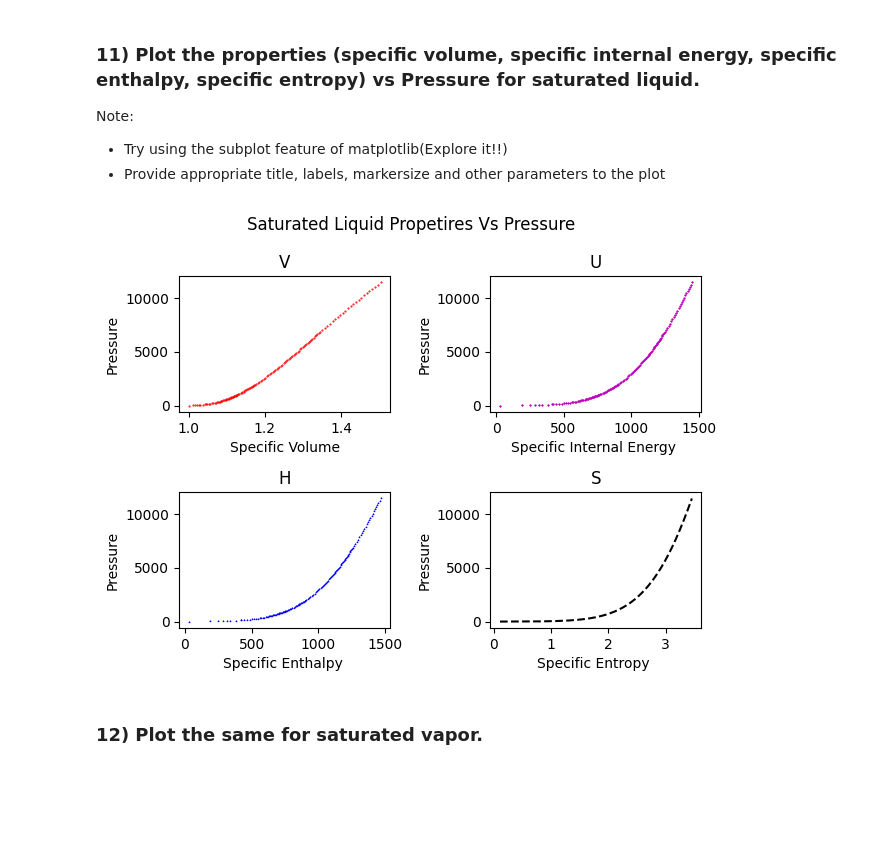
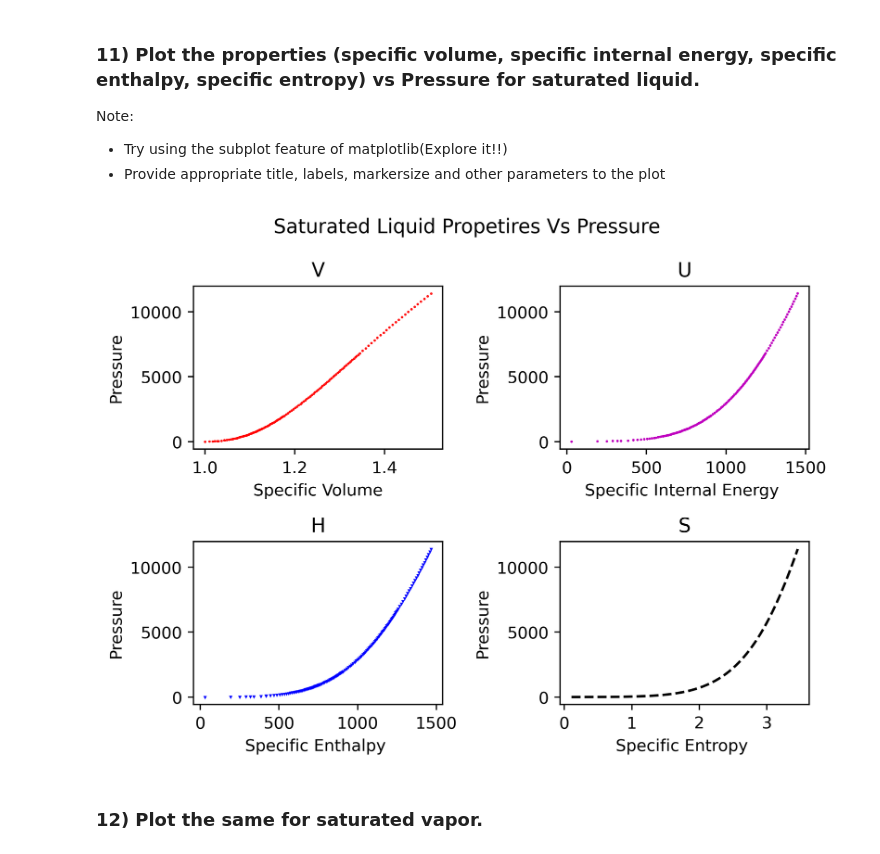
Before and after one commit to ujwalk04/DS-CHE-, a Jupyter notebook: 201027_Sushmita/Assignment_1/DS_CHE_W1.ipynb, the cells around one changed output. Saved outputs shown, nothing was run; the diff lists cells and outputs as text; code cells hidden in the pictures; blank space fills up the shorter version.

```diff
--- a/201027_Sushmita/Assignment_1/DS_CHE_W1.ipynb
+++ b/201027_Sushmita/Assignment_1/DS_CHE_W1.ipynb
@@ -146,35 +146,35 @@ figure, axis = plt.subplots(2,2)
 # For specific volume
 axis[0,0].plot(v_data['Liq_Sat'],v_data['Pressure'],'r.',markersize=1)
 axis[0,0].set_title("V")
 axis[0,0].set_xlabel("Specific Volume")
 axis[0,0].set_ylabel("Pressure")
 
 
 # # For specific internal energy
 axis[0,1].plot(u_data['Liq_Sat'],u_data['Pressure'],'m*',markersize=1)
 axis[0, 1].set_title("U")
 axis[ 0,1].set_xlabel("Specific Internal Energy ")
 axis[0, 1].set_ylabel("Pressure")
 
 # # For specific enthalpy
 axis[1,0].plot(h_data['Liq_Sat'],h_data['Pressure'],'bv',markersize=0.5)
 axis[1,0].set_title("H")
 axis[1,0].set_xlabel("Specific Enthalpy ")
 axis[1,0].set_ylabel("Pressure")
 
 # # For entropy
 axis[1,1].plot(s_data['Liq_Sat'],s_data['Pressure'],'k--')
 axis[1,1].set_title("S")
 axis[1,1].set_xlabel("Specific Entropy ")
 axis[1,1].set_ylabel("Pressure")
 
-plt.rcParams['figure.dpi'] =300
+plt.rcParams['figure.dpi'] =200
 figure.suptitle('Saturated Liquid Propetires Vs Pressure', fontsize=12)
 figure.tight_layout()
 # # Combine all the operations and display
 plt.show()
 # %% [output]
-[figure, old version]
+[figure, new version]
 # %% [markdown]
 ### 12) Plot the same for saturated vapor.
 # %%
```
Also changed, not shown: parts of 1 cell of this notebook.
